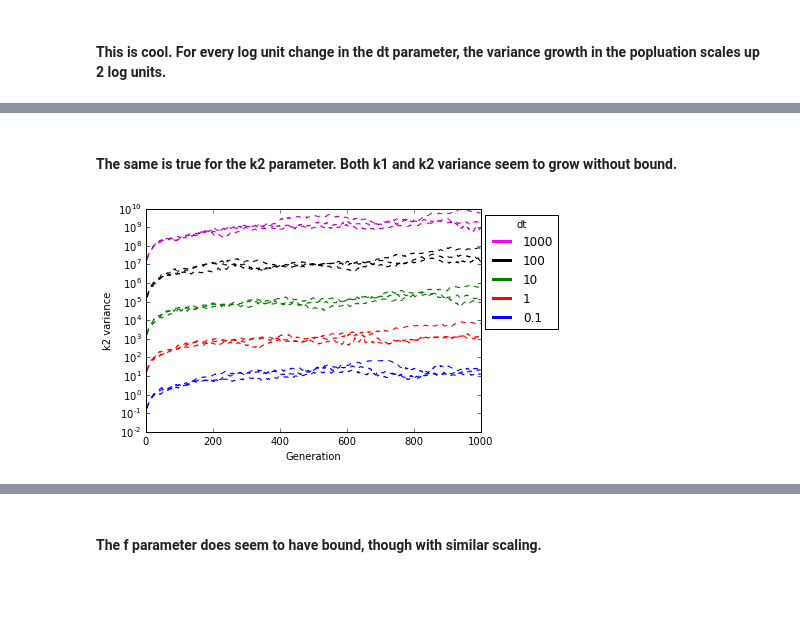
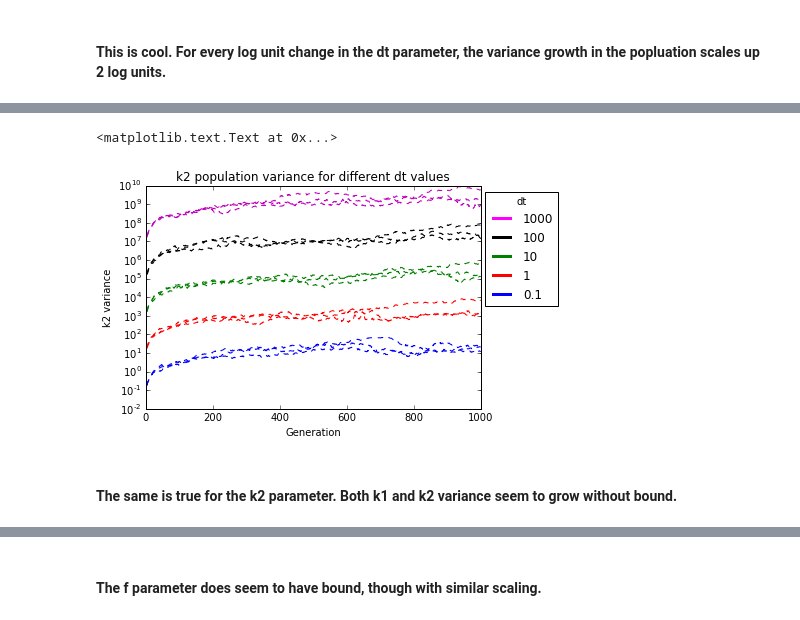
Before and after one commit to bliebeskind/EvoPhys, a Jupyter notebook: notebooks/dtSweep_plotting.ipynb, the cells around one changed output, grey strips where cells are left out. Drawn from its saved outputs; the diff is of its cells as text; code cells hidden in the pictures; blank space fills up the shorter version.

```diff
--- a/notebooks/dtSweep_plotting.ipynb
+++ b/notebooks/dtSweep_plotting.ipynb
@@ -143,6 +149,8 @@ plot_vars(files,"k1_var",log=True)
+# %%
+plot_vars(files,"k2_var",log=True)
+plt.title("k2 population variance for different dt values")
+# %% [output]
+<matplotlib.text.Text at 0x...>
+[figure, added]
 # %% [markdown]
 #### The same is true for the k2 parameter. Both k1 and k2 variance seem to grow without bound.
-# %%
-plot_vars(files,"k2_var",log=True)
-# %% [output]
-[figure, removed]
```
Also changed, not shown: parts of 9 cells of this notebook.
